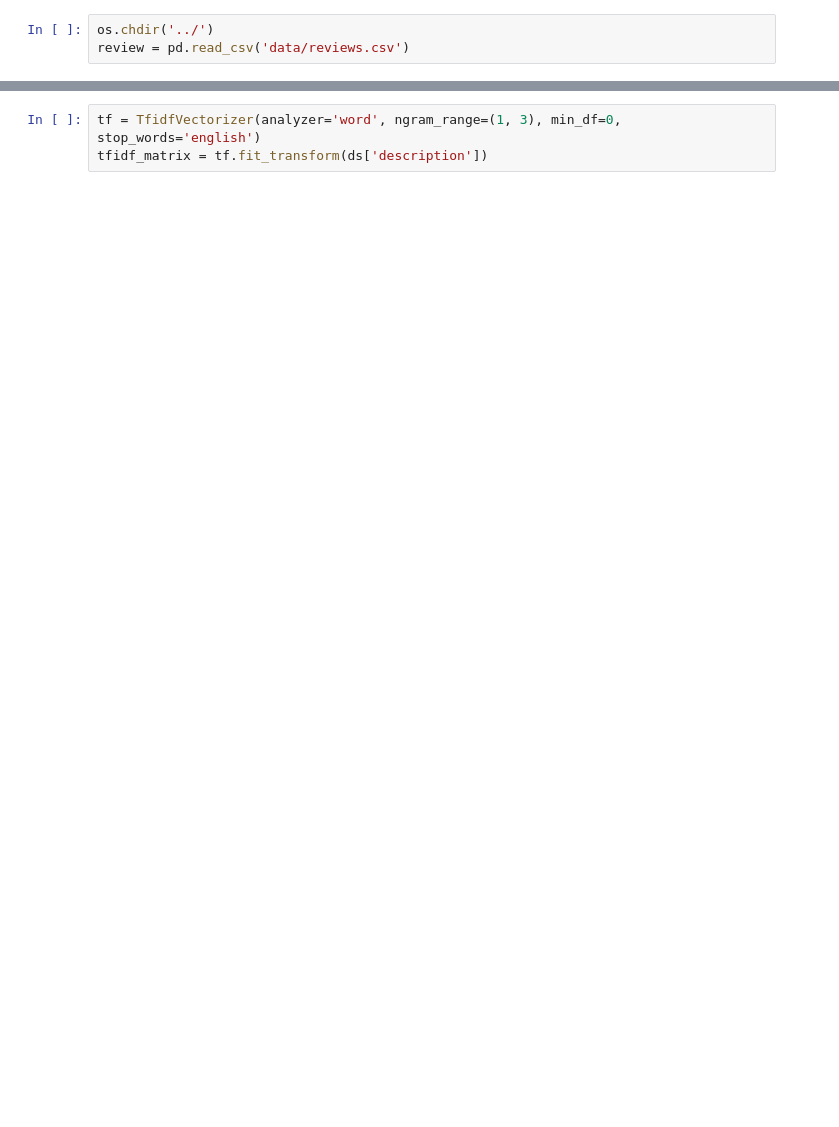
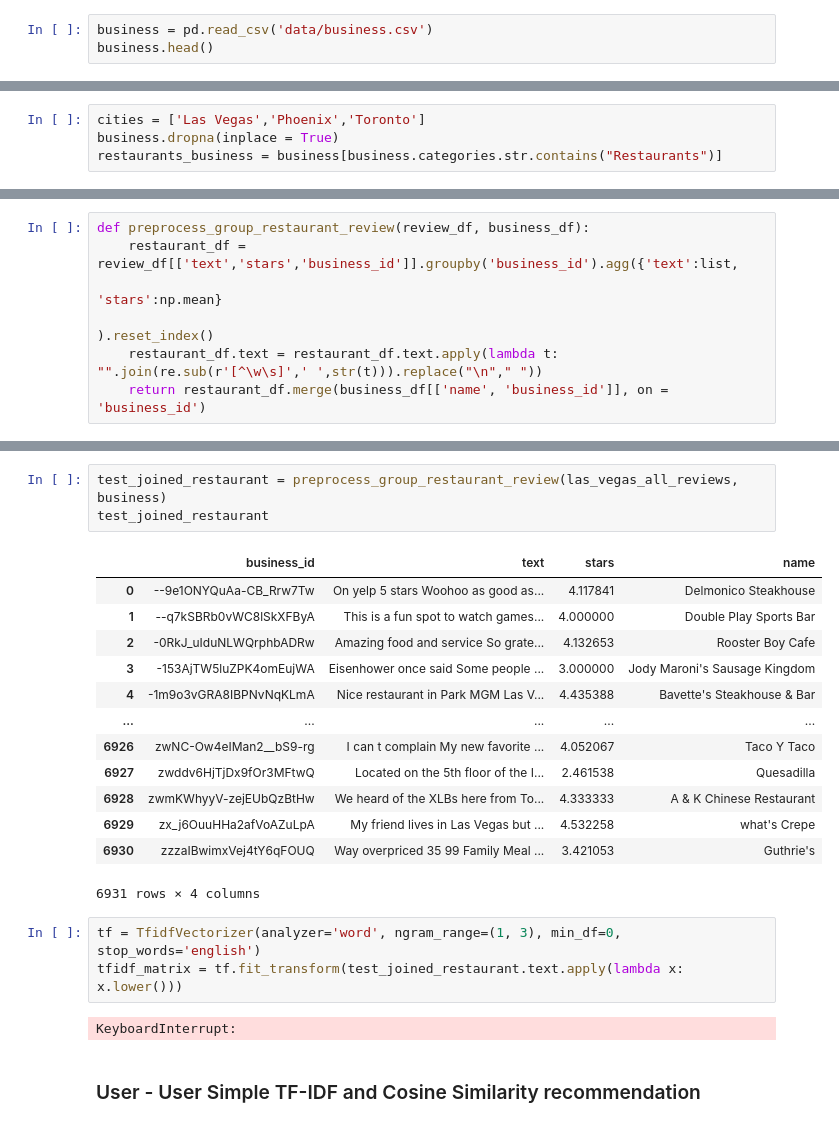
Before and after one commit to Lannnnnnn/LA-Restaurant-recommend, a Jupyter notebook: notebook/TF-IDF content-based recommendation.ipynb, the cells around one changed output, grey strips where cells are left out. Cells and saved outputs as stored; diff of their text form; blank space fills up the shorter version.

```diff
--- a/notebook/TF-IDF content-based recommendation.ipynb
+++ b/notebook/TF-IDF content-based recommendation.ipynb
@@ -8,3 +17,3 @@ import os
 # %%
-os.chdir('../')
-review = pd.read_csv('data/reviews.csv')
+business = pd.read_csv('data/business.csv')
+business.head()
@@ -21,0 +27,4 @@ joined_user = review.groupby('user_id').agg(lambda column: ' '.join(column))
+# %%
+cities = ['Las Vegas','Phoenix','Toronto']
+business.dropna(inplace = True)
+restaurants_business = business[business.categories.str.contains("Restaurants")]
@@ -21,0 +61,7 @@ joined_user = review.groupby('user_id').agg(lambda column: ' '.join(column))
+# %%
+def preprocess_group_restaurant_review(review_df, business_df):
+    restaurant_df = review_df[['text','stars','business_id']].groupby('business_id').agg({'text':list,
+                                                                                    'stars':np.mean}
+                                                                                   ).reset_index()
+    restaurant_df.text = restaurant_df.text.apply(lambda t: "".join(re.sub(r'[^\w\s]',' ',str(t))).replace("\n"," "))
+    return restaurant_df.merge(business_df[['name', 'business_id']], on = 'business_id')
@@ -22,3 +87,24 @@ joined_user = review.groupby('user_id').agg(lambda column: ' '.join(column))
+# %%
+test_joined_restaurant = preprocess_group_restaurant_review(las_vegas_all_reviews, business)
+test_joined_restaurant
+# %% [output]
+|  | business_id | text | stars | name |
+| 0 | --9e1ONYQuAa-CB_Rrw7Tw | On yelp 5 stars Woohoo as good as... | 4.117841 | Delmonico Steakhouse |
+| 1 | --q7kSBRb0vWC8lSkXFByA | This is a fun spot to watch games... | 4.000000 | Double Play Sports Bar |
+| 2 | -0RkJ_uIduNLWQrphbADRw | Amazing food and service So grate... | 4.132653 | Rooster Boy Cafe |
+| 3 | -153AjTW5luZPK4omEujWA | Eisenhower once said Some people ... | 3.000000 | Jody Maroni's Sausage Kingdom |
+| 4 | -1m9o3vGRA8IBPNvNqKLmA | Nice restaurant in Park MGM Las V... | 4.435388 | Bavette's Steakhouse & Bar |
+| ... | ... | ... | ... | ... |
+| 6926 | zwNC-Ow4eIMan2__bS9-rg | I can t complain My new favorite ... | 4.052067 | Taco Y Taco |
+| 6927 | zwddv6HjTjDx9fOr3MFtwQ | Located on the 5th floor of the I... | 2.461538 | Quesadilla |
+| 6928 | zwmKWhyyV-zejEUbQzBtHw | We heard of the XLBs here from To... | 4.333333 | A & K Chinese Restaurant |
+| 6929 | zx_j6OuuHHa2afVoAZuLpA | My friend lives in Las Vegas but ... | 4.532258 | what's Crepe |
+| 6930 | zzzaIBwimxVej4tY6qFOUQ | Way overpriced 35 99 Family Meal ... | 3.421053 | Guthrie's |
+6931 rows × 4 columns
 # %%
 tf = TfidfVectorizer(analyzer='word', ngram_range=(1, 3), min_df=0, stop_words='english')
-tfidf_matrix = tf.fit_transform(ds['description'])
+tfidf_matrix = tf.fit_transform(test_joined_restaurant.text.apply(lambda x: x.lower()))
+# %% [output]
+KeyboardInterrupt:
+# %% [markdown]
+### User - User Simple TF-IDF and Cosine Similarity recommendation
```
Also changed, not shown: parts of 23 cells of this notebook.
